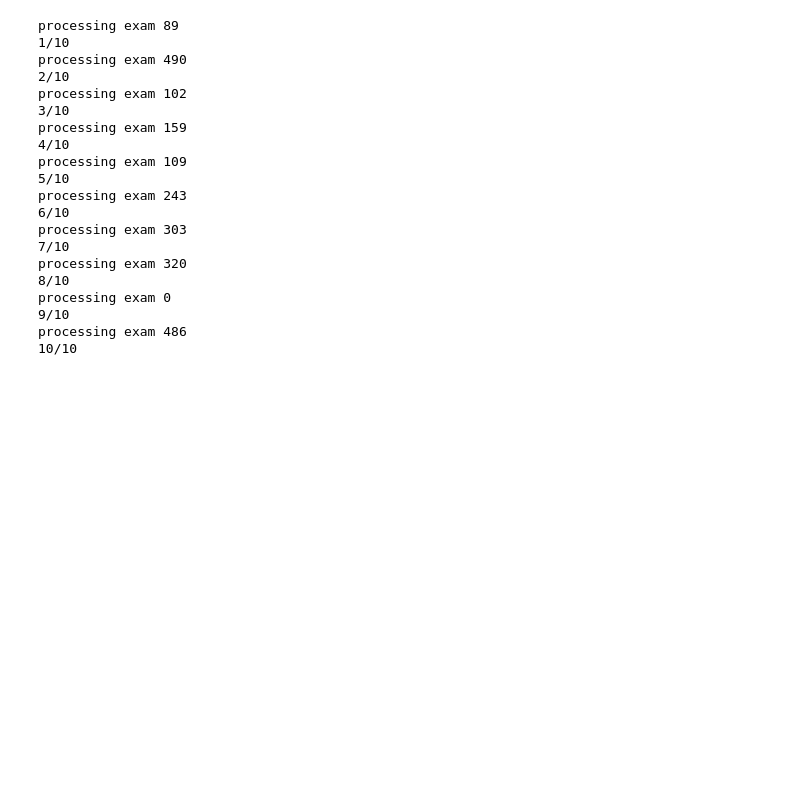
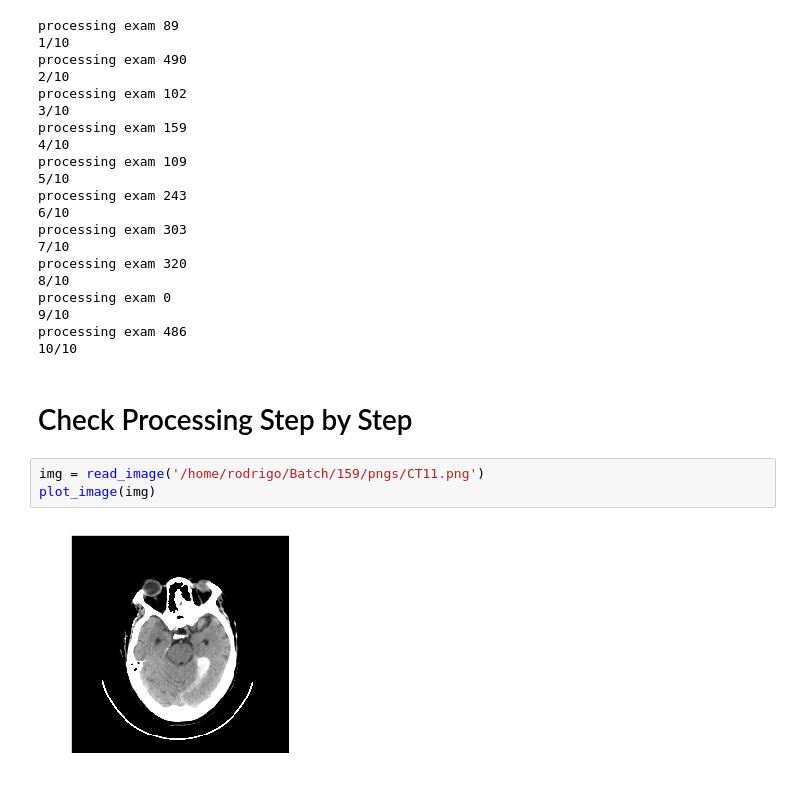
Before and after one commit to PinheiroRodrigo/StrokeDetection, a Jupyter notebook: ProcessImages.ipynb, the cells around one changed output. Saved outputs shown, nothing was run; the diff lists cells and outputs as text; blank space fills up the shorter version.

```diff
--- a/ProcessImages.ipynb
+++ b/ProcessImages.ipynb
@@ -148,3 +152,10 @@ processing exam 0
 9/10
 processing exam 486
 10/10
+# %% [markdown]
+# Check Processing Step by Step
+# %%
+img = read_image('/home/rodrigo/Batch/159/pngs/CT11.png')
+plot_image(img)
+# %% [output]
+[figure, added]
```
Also changed, not shown: parts of 6 cells of this notebook, 4 other files.
